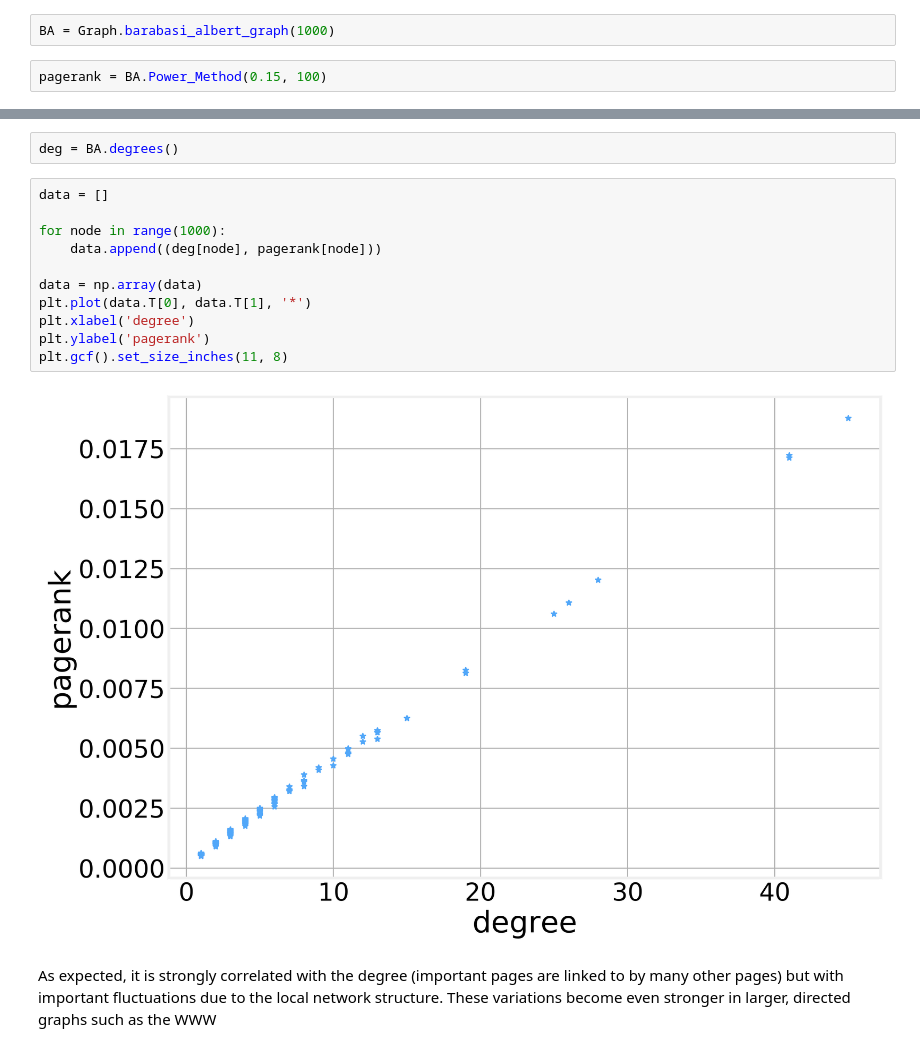
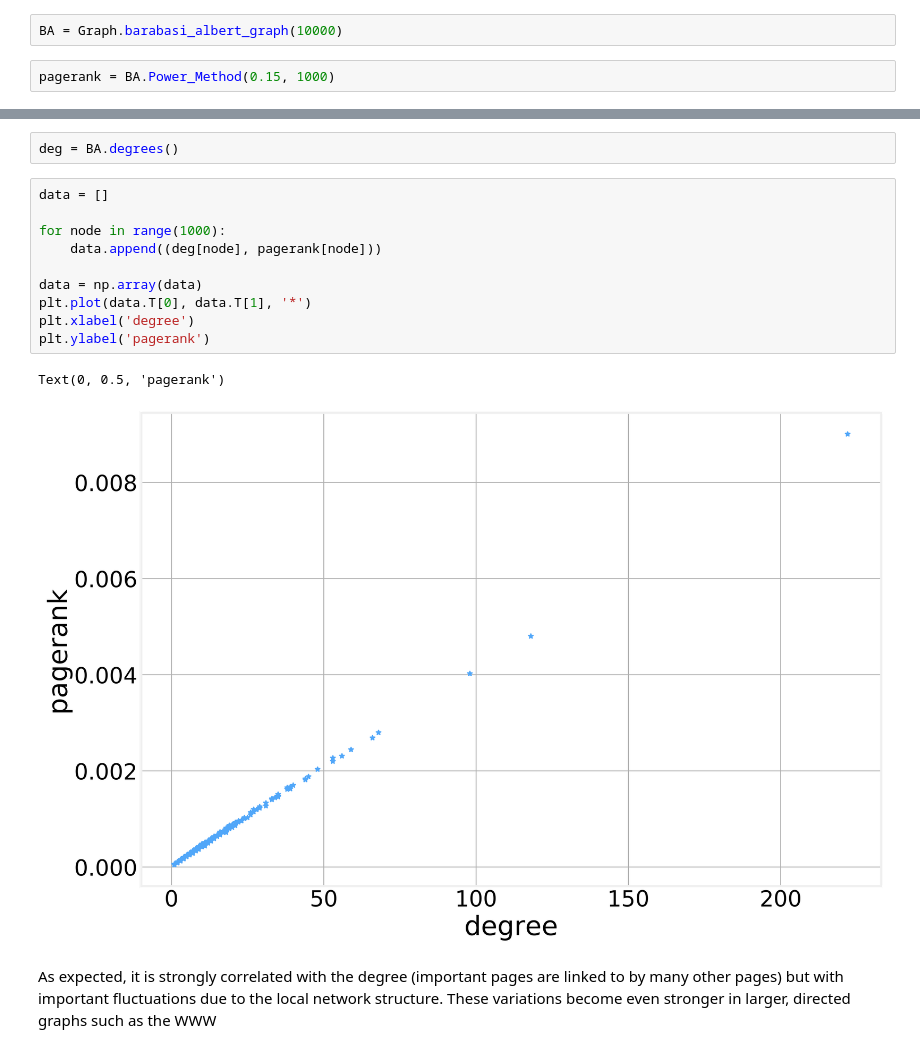
Before and after one commit to DataForScience/Networks, a Jupyter notebook: 3. Graph Algorithms.ipynb, the cells around one changed output, grey strips where cells are left out. Cells and saved outputs as stored; diff of their text form.

```diff
--- a/3. Graph Algorithms.ipynb
+++ b/3. Graph Algorithms.ipynb
@@ -454,9 +455,9 @@ def Power_Method(self, m, n_iter):
 # %% [markdown]
 For the sake of expediency, we will use a smaller version of the BA graph defined above
 # %%
-BA = Graph.barabasi_albert_graph(1000)
+BA = Graph.barabasi_albert_graph(10000)
 # %%
-pagerank = BA.Power_Method(0.15, 100)
+pagerank = BA.Power_Method(0.15, 1000)
 # %% [markdown]
 And we compare it with the degree distribution
 # %%
@@ -464,16 +465,16 @@ deg = BA.degrees()
 # %%
 data = []
 
 for node in range(1000):
     data.append((deg[node], pagerank[node]))
 
 data = np.array(data)
 plt.plot(data.T[0], data.T[1], '*')
 plt.xlabel('degree')
 plt.ylabel('pagerank')
-plt.gcf().set_size_inches(11, 8)
 # %% [output]
+Text(0, 0.5, 'pagerank')
-[figure, old version]
+[figure, new version]
 # %% [markdown]
 As expected, it is strongly correlated with the degree (important pages are linked to by many other pages) but with important fluctuations due to the local network structure. These variations become even stronger in larger, directed graphs such as the WWW
 # %% [markdown]
```
Also changed, not shown: parts of 14 cells of this notebook, 7 other files.
